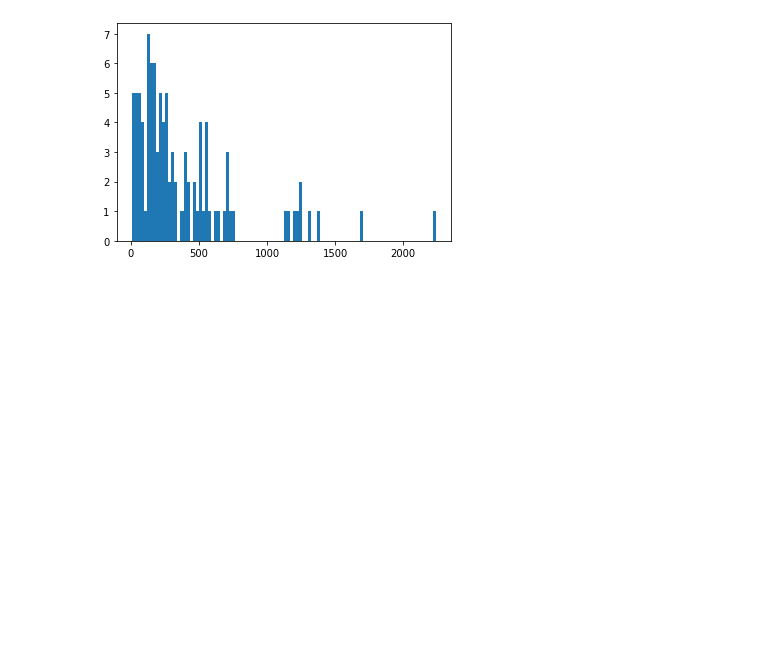
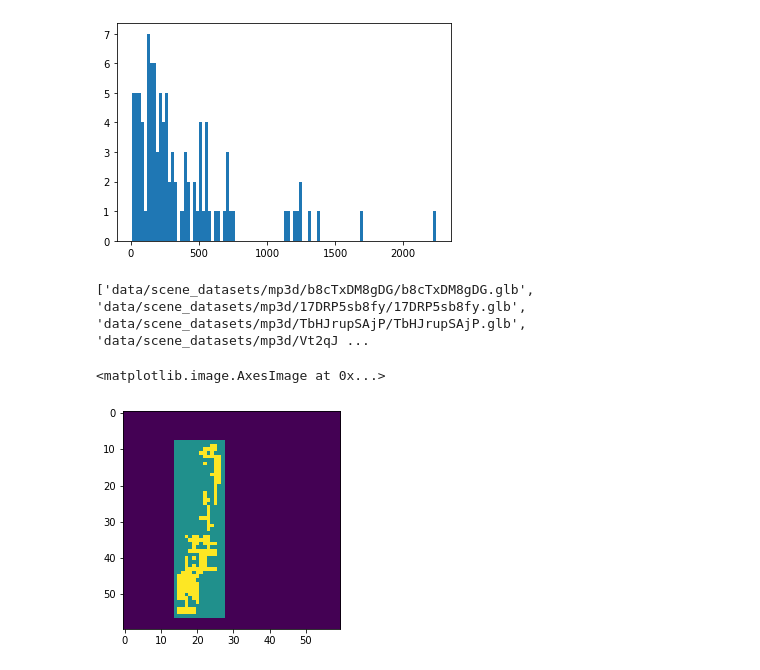
Before and after one commit to kimh060612/MultiON-VAE, a Jupyter notebook: encoding_layer/MapEDA.ipynb, the cells around one changed output. Cells and saved outputs as stored; diff of their text form; code cells hidden in the pictures; blank space fills up the shorter version.

```diff
--- a/encoding_layer/MapEDA.ipynb
+++ b/encoding_layer/MapEDA.ipynb
@@ -1477,0 +714,16 @@ max_seen_area = float(np.prod(grid_num))
+# %%
+import pickle
+
+with open('../data/oracle_maps/map300.pickle', 'rb') as handle:
+    mapCache = pickle.load(handle)
+
+print(list(mapCache.keys()))
+# %% [output]
+['data/scene_datasets/mp3d/b8cTxDM8gDG/b8cTxDM8gDG.glb', 'data/scene_datasets/mp3d/17DRP5sb8fy/17DRP5sb8fy.glb', 'data/scene_datasets/mp3d/TbHJrupSAjP/TbHJrupSAjP.glb', 'data/scene_datasets/mp3d/Vt2qJ ...
+# %%
+omap_sample = mapCache['data/scene_datasets/mp3d/b8cTxDM8gDG/b8cTxDM8gDG.glb']
+# %%
+plt.imshow(omap_sample[130:190,130:190,0])
+# %% [output]
+<matplotlib.image.AxesImage at 0x...>
+[figure, added]
```
Also changed, not shown: parts of 34 cells of this notebook, 1 other file.
